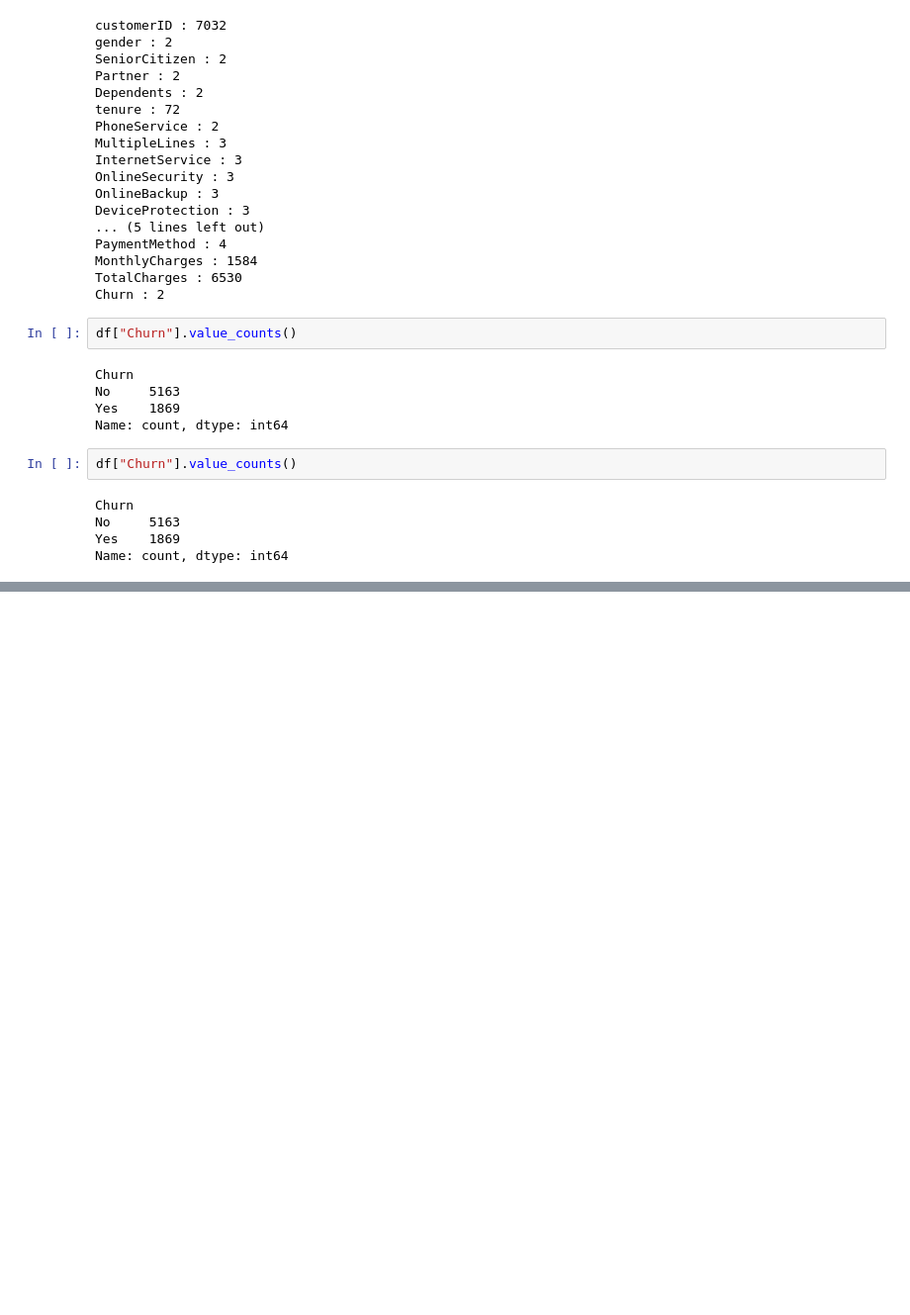
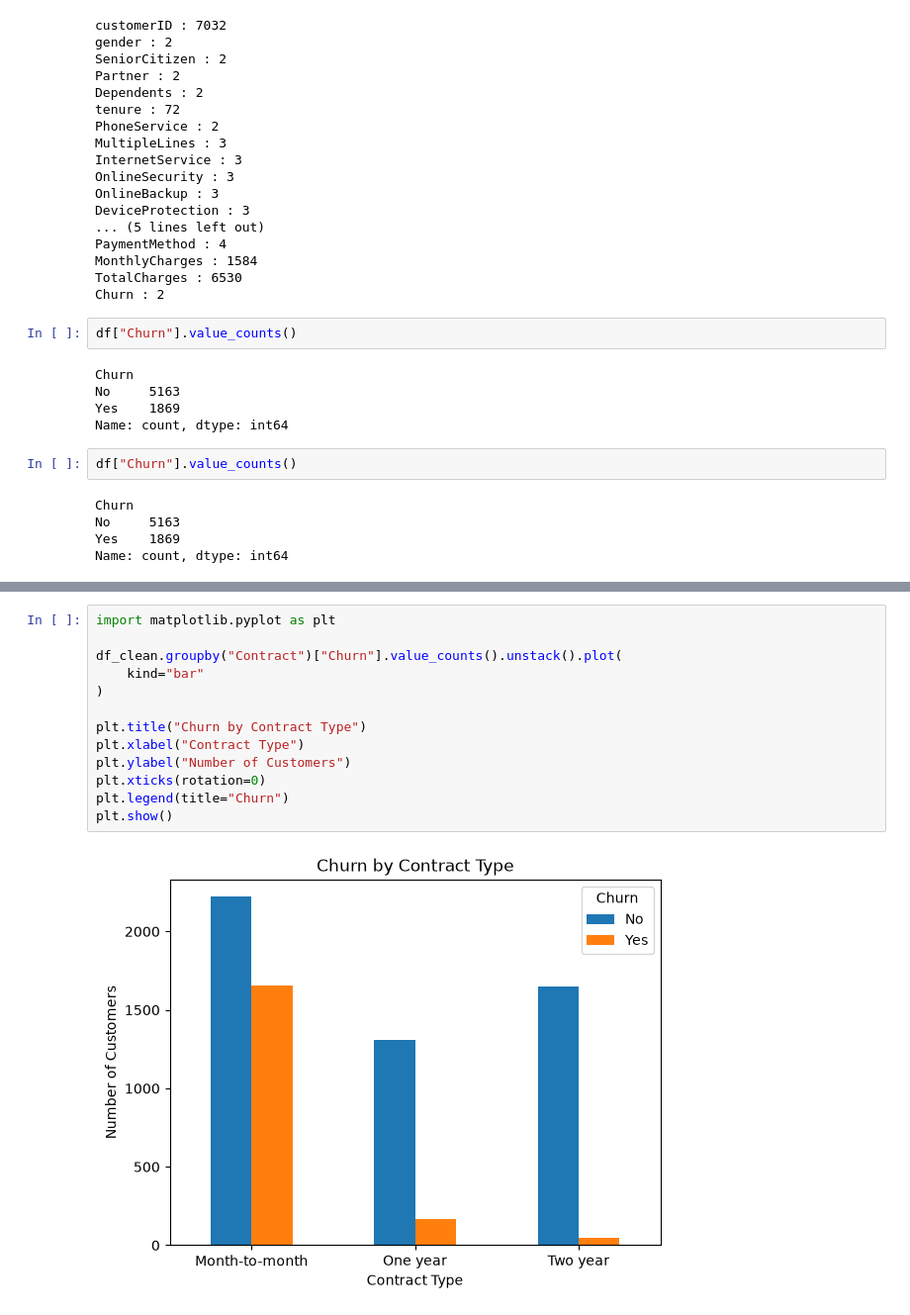
Before and after one commit to 12417745/customer-churn-prediction, a Jupyter notebook: notebooks/customer_churn_analysis.ipynb, the cells around one changed output, grey strips where cells are left out. Shown at 99% size. Cells and saved outputs as stored; diff of their text form; blank space fills up the shorter version.

```diff
--- a/notebooks/customer_churn_analysis.ipynb
+++ b/notebooks/customer_churn_analysis.ipynb
@@ -215,0 +311,15 @@ Name: count, dtype: int64
+# %%
+import matplotlib.pyplot as plt
+
+df_clean.groupby("Contract")["Churn"].value_counts().unstack().plot(
+    kind="bar"
+)
+
+plt.title("Churn by Contract Type")
+plt.xlabel("Contract Type")
+plt.ylabel("Number of Customers")
+plt.xticks(rotation=0)
+plt.legend(title="Churn")
+plt.show()
+# %% [output]
+[figure, added]
```
Also changed, not shown: parts of 15 cells of this notebook, 2 other files.
